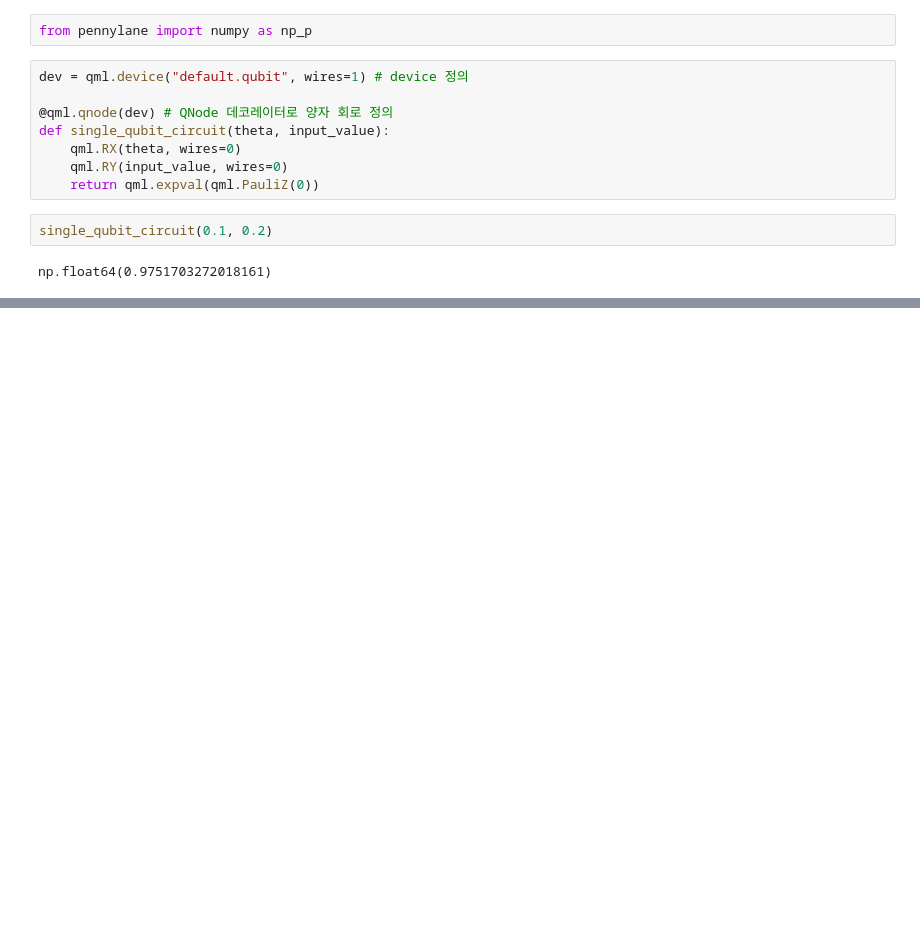
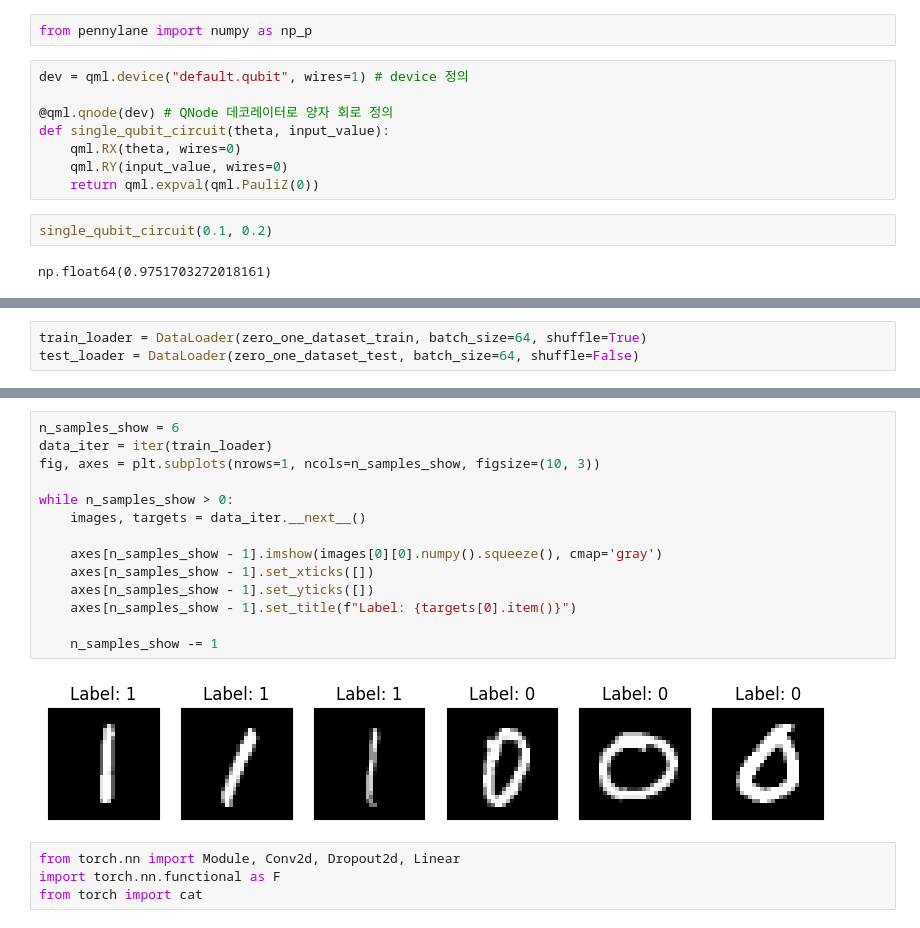
Before and after one commit to dk-moon/quantum-ai-competition, a Jupyter notebook: tutorial/QuantumMachineLearningGuide.ipynb, the cells around one changed output, grey strips where cells are left out. Saved outputs shown, nothing was run; the diff lists cells and outputs as text; blank space fills up the shorter version.

```diff
--- a/tutorial/QuantumMachineLearningGuide.ipynb
+++ b/tutorial/QuantumMachineLearningGuide.ipynb
@@ -128,0 +233,3 @@ np.float64(0.9751703272018161)
+# %%
+train_loader = DataLoader(zero_one_dataset_train, batch_size=64, shuffle=True)
+test_loader = DataLoader(zero_one_dataset_test, batch_size=64, shuffle=False)
@@ -128,0 +243,20 @@ np.float64(0.9751703272018161)
+# %%
+n_samples_show = 6
+data_iter = iter(train_loader)
+fig, axes = plt.subplots(nrows=1, ncols=n_samples_show, figsize=(10, 3))
+
+while n_samples_show > 0:
+    images, targets = data_iter.__next__()
+
+    axes[n_samples_show - 1].imshow(images[0][0].numpy().squeeze(), cmap='gray')
+    axes[n_samples_show - 1].set_xticks([])
+    axes[n_samples_show - 1].set_yticks([])
+    axes[n_samples_show - 1].set_title(f"Label: {targets[0].item()}")
+
+    n_samples_show -= 1
+# %% [output]
+[figure, added]
+# %%
+from torch.nn import Module, Conv2d, Dropout2d, Linear
+import torch.nn.functional as F
+from torch import cat
```
Also changed, not shown: parts of 38 cells of this notebook, 2 other files.
